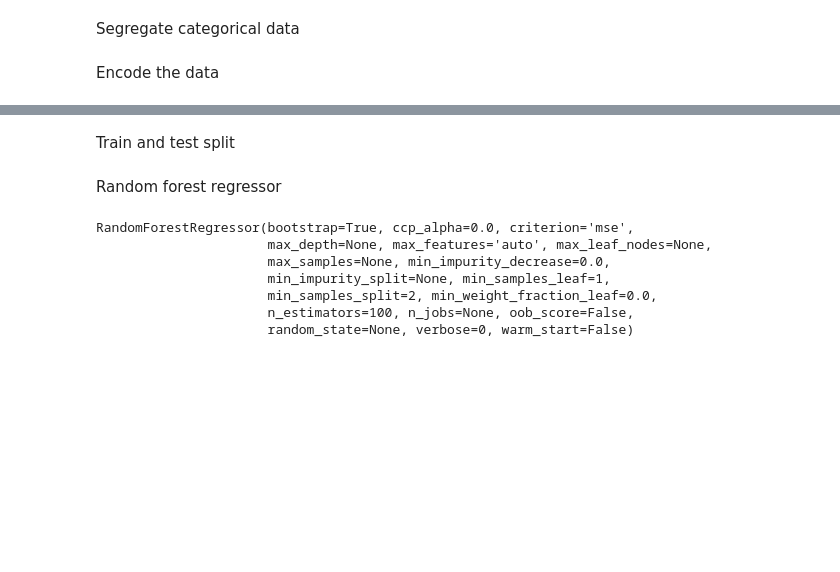
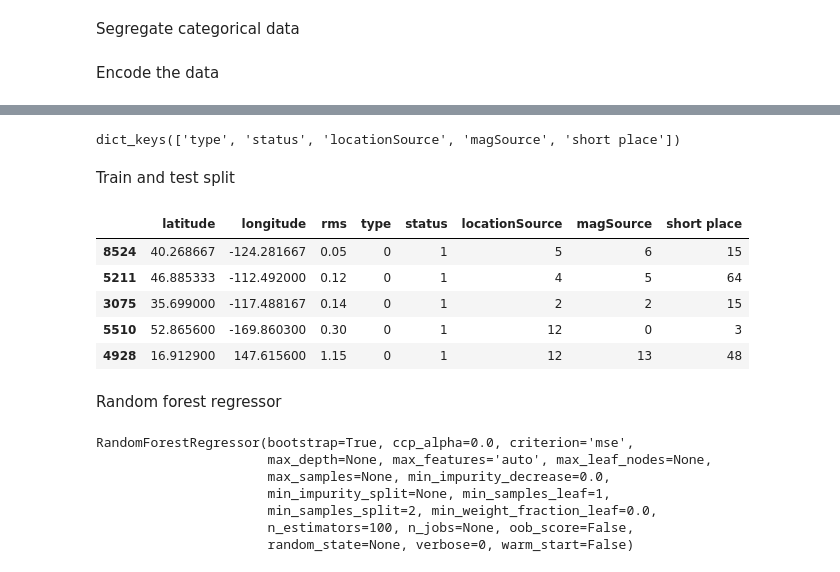
Before and after one commit to tanyarw/disaster-prediction-backend, a Jupyter notebook: Disaster_prediction.ipynb, the cells around one changed output, grey strips where cells are left out. Cells and saved outputs as stored; diff of their text form; code cells hidden in the pictures; blank space fills up the shorter version.

```diff
--- a/Disaster_prediction.ipynb
+++ b/Disaster_prediction.ipynb
@@ -153,0 +228,9 @@ See the caveats in the documentation: https://pandas.pydata.org/pandas-docs/stab
+# %%
+from sklearn import preprocessing
+label_maps = {}
+for i in categorical:
+    le = preprocessing.LabelEncoder().fit(X[i])
+    X[i]=le.transform(X[i])
+    d = dict(zip(le.classes_, le.transform(le.classes_)))
+    label_maps[i] = d
+print(label_maps)
@@ -154,7 +244,20 @@ See the caveats in the documentation: https://pandas.pydata.org/pandas-docs/stab
+# %%
+label_maps.keys()
+# %% [output]
+dict_keys(['type', 'status', 'locationSource', 'magSource', 'short place'])
 # %% [markdown]
 Train and test split
 # %%
 X_train, X_test, y_train, y_test = train_test_split(X,y,test_size=0.10)
+# %%
+X_train.head()
+# %% [output]
+|  | latitude | longitude | rms | type | status | locationSource | magSource | short place |
+| 8524 | 40.268667 | -124.281667 | 0.05 | 0 | 1 | 5 | 6 | 15 |
+| 5211 | 46.885333 | -112.492000 | 0.12 | 0 | 1 | 4 | 5 | 64 |
+| 3075 | 35.699000 | -117.488167 | 0.14 | 0 | 1 | 2 | 2 | 15 |
+| 5510 | 52.865600 | -169.860300 | 0.30 | 0 | 1 | 12 | 0 | 3 |
+| 4928 | 16.912900 | 147.615600 | 1.15 | 0 | 1 | 12 | 13 | 48 |
 # %% [markdown]
 Random forest regressor
 # %%
```
Also changed, not shown: parts of 21 cells of this notebook.
